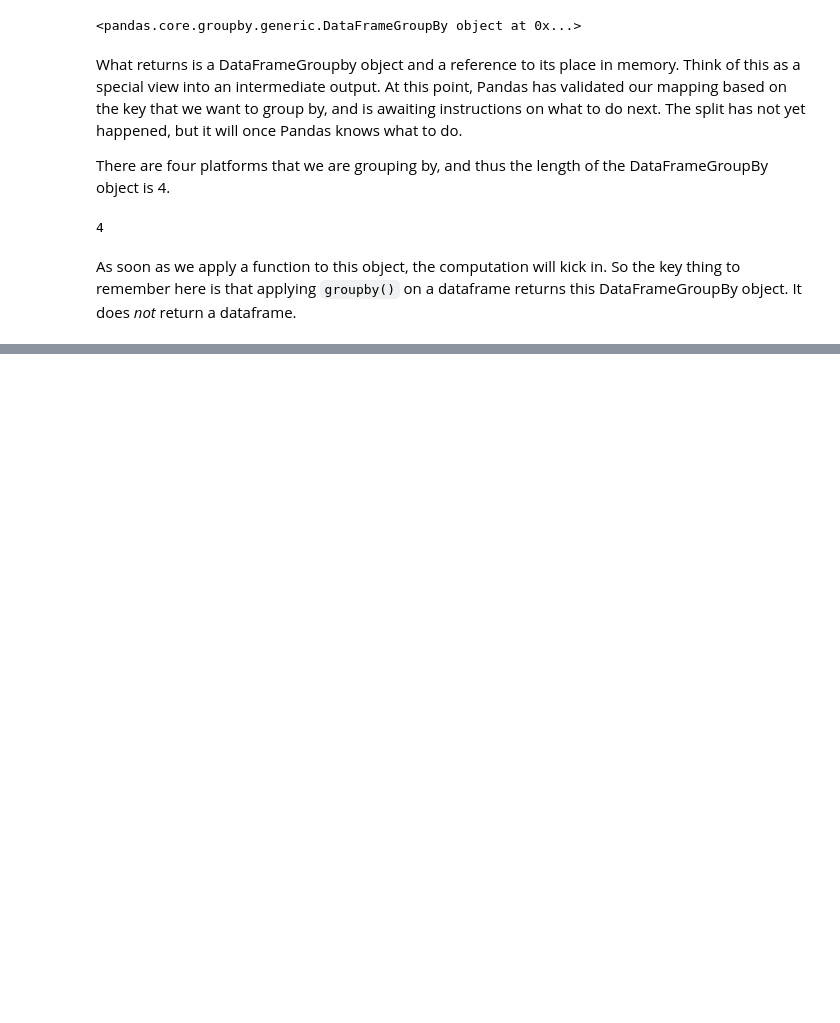
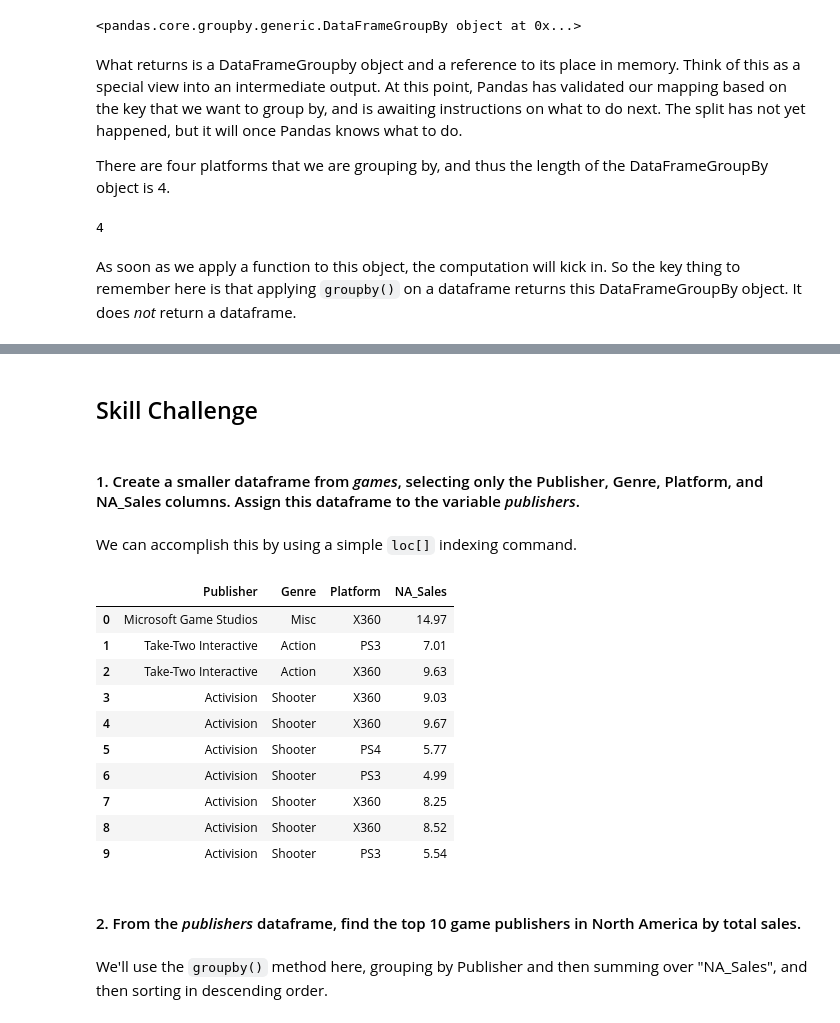
Before and after one commit to jgabunilas/pandas-bootcamp, a Jupyter notebook: Section8_GroupBy_and_Aggregates/Section8_GroupBy_and_Aggregates.ipynb, the cells around one changed output, grey strips where cells are left out. Drawn from its saved outputs; the diff is of its cells as text; code cells hidden in the pictures; blank space fills up the shorter version.

```diff
--- a/Section8_GroupBy_and_Aggregates/Section8_GroupBy_and_Aggregates.ipynb
+++ b/Section8_GroupBy_and_Aggregates/Section8_GroupBy_and_Aggregates.ipynb
@@ -280,0 +464,26 @@ As soon as we apply a function to this object, the computation will kick in. So
+# %% [markdown]
+## Skill Challenge
+# %% [markdown]
+#### 1. Create a smaller dataframe from *games*, selecting only the Publisher, Genre, Platform, and NA_Sales columns. Assign this dataframe to the variable *publishers*.
+# %% [markdown]
+We can accomplish this by using a simple `loc[]` indexing command.
+# %%
+publishers = games.loc[:, ['Publisher','Genre','Platform','NA_Sales']]
+# %%
+publishers.head(10)
+# %% [output]
+|  | Publisher | Genre | Platform | NA_Sales |
+| 0 | Microsoft Game Studios | Misc | X360 | 14.97 |
+| 1 | Take-Two Interactive | Action | PS3 | 7.01 |
+| 2 | Take-Two Interactive | Action | X360 | 9.63 |
+| 3 | Activision | Shooter | X360 | 9.03 |
+| 4 | Activision | Shooter | X360 | 9.67 |
+| 5 | Activision | Shooter | PS4 | 5.77 |
+| 6 | Activision | Shooter | PS3 | 4.99 |
+| 7 | Activision | Shooter | X360 | 8.25 |
+| 8 | Activision | Shooter | X360 | 8.52 |
+| 9 | Activision | Shooter | PS3 | 5.54 |
+# %% [markdown]
+#### 2. From the *publishers* dataframe, find the top 10 game publishers in North America by total sales.
+# %% [markdown]
+We'll use the `groupby()` method here, grouping by Publisher and then summing over "NA_Sales", and then sorting in descending order.
```
Also changed, not shown: parts of 40 cells of this notebook.
